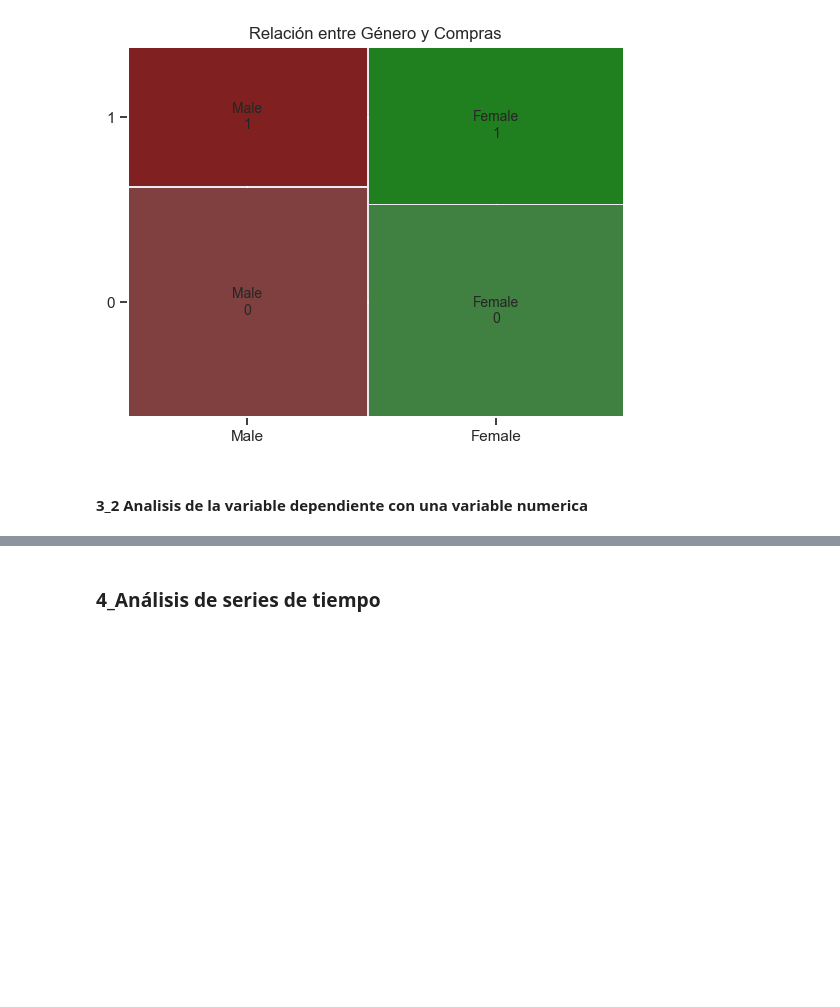
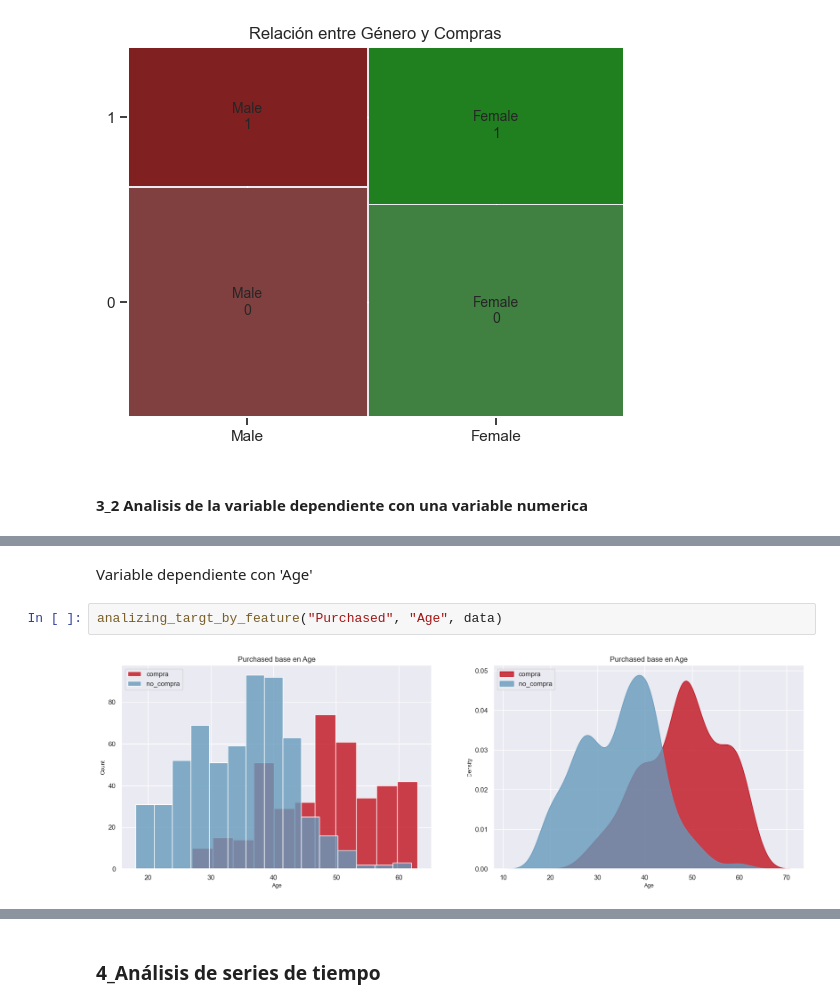
Before and after one commit to jluis-ml/Proyecto-venta-de-autos, a Jupyter notebook: 3_EDA.ipynb, the cells around one changed output, grey strips where cells are left out. Cells and saved outputs as stored; diff of their text form; blank space fills up the shorter version.

```diff
--- a/3_EDA.ipynb
+++ b/3_EDA.ipynb
@@ -470,0 +481,6 @@ plt.show()
+# %% [markdown]
+Variable dependiente con 'Age'
+# %%
+analizing_targt_by_feature("Purchased", "Age", data)
+# %% [output]
+[figure, added]
```
Also changed, not shown: parts of 19 cells of this notebook.
